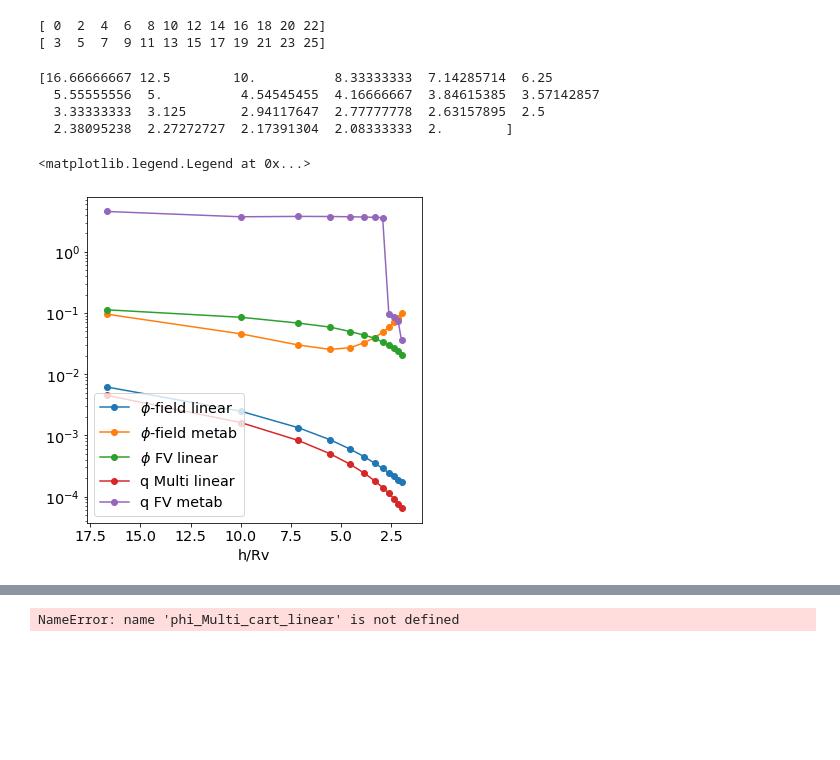
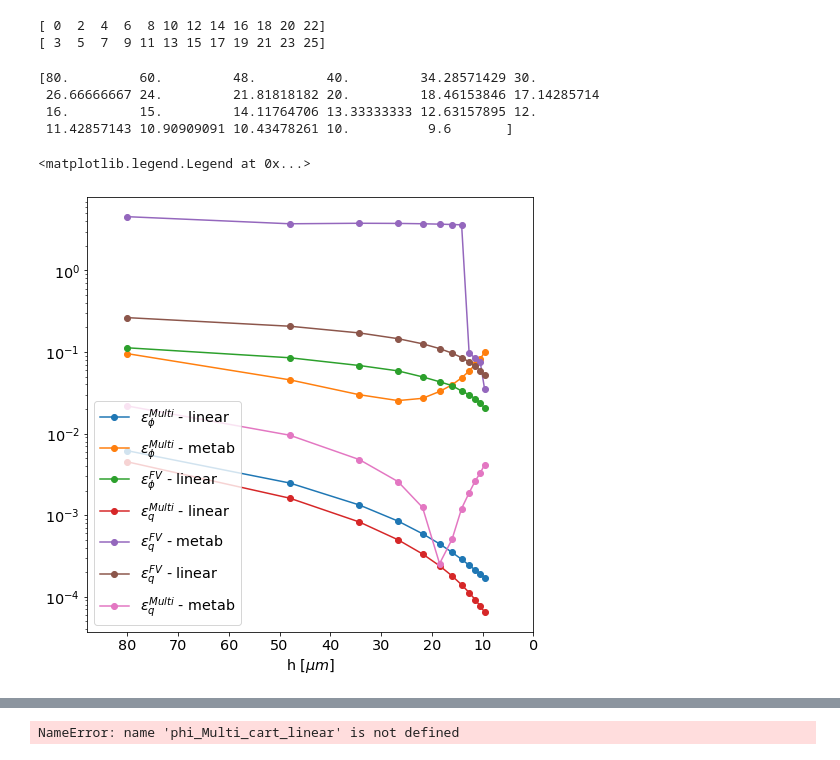
Before and after one commit to davidpucela16/Hybrid_2D_beta, a Jupyter notebook: Figures_and_Tests/base_small/csv_outputs/base_small.ipynb, the cells around one changed output, grey strips where cells are left out. Drawn from its saved outputs; the diff is of its cells as text; code cells hidden in the pictures; blank space fills up the shorter version.

```diff
--- a/Figures_and_Tests/base_small/csv_outputs/base_small.ipynb
+++ b/Figures_and_Tests/base_small/csv_outputs/base_small.ipynb
@@ -37,8 +37,9 @@ array_of_cells=np.squeeze(pd.read_csv(csv_directory + '/array_of_cells.csv').to_
 print('range cells=',array_of_cells)
 
 alpha=50
+L=240
 
-h=alpha/array_of_cells
+h=L/array_of_cells
 print(h)
 
 #Only for the odds (since the source is in hte center)
@@ -73,13 +71,12 @@ print(array_of_cells[indexes])
 [ 3  5  7  9 11 13 15 17 19 21 23 25]
 # %%
 COMSOL_metab_dir
-h=alpha/array_of_cells
 print(h)
 # %% [output]
-[16.66666667 12.5        10.          8.33333333  7.14285714  6.25
-  5.55555556  5.          4.54545455  4.16666667  3.84615385  3.57142857
-  3.33333333  3.125       2.94117647  2.77777778  2.63157895  2.5
-  2.38095238  2.27272727  2.17391304  2.08333333  2.        ]
+[80.         60.         48.         40.         34.28571429 30.
+ 26.66666667 24.         21.81818182 20.         18.46153846 17.14285714
+ 16.         15.         14.11764706 13.33333333 12.63157895 12.
+ 11.42857143 10.90909091 10.43478261 10.          9.6       ]
 # %%
 q_FEM_linear, phi_FEM_linear, FEM_x_linear, FEM_y_linear, FEM_x_1D_linear, FEM_y_1D_linear, x_1D_linear, y_1D_linear = extract_COMSOL_data(COMSOL_lin_dir, [1,1,1])
 
@@ -98,19 +97,25 @@ err_phi_FV_linear=pd.read_fwf(csv_directory + '/err_phi_FV_linear.csv').to_numpy
 err_q_Multi_linear=pd.read_fwf(csv_directory + '/err_q_Multi_linear.csv').to_numpy()
 err_q_Multi_metab=pd.read_fwf(csv_directory + '/err_q_Multi_metab.csv').to_numpy()
 err_q_FV_metab=pd.read_fwf(csv_directory + '/err_q_FV_metab.csv').to_numpy()
+# %%
+err_q_FV_linear=np.abs((q_FEM_linear-q_FV_linear)/q_FEM_linear)
 # %%
-plt.plot(h[indexes], err_phi_Multi_linear[indexes],'-o', label='$\phi$-field linear')
-plt.plot(h[indexes],err_phi_Multi_metab[indexes] ,'-o', label='$\phi$-field metab')
-plt.plot(h[indexes], err_phi_FV_linear[indexes],'-o', label='$\phi$ FV linear')
-plt.plot(h[indexes], err_q_Multi_linear[indexes], '-o',label='q Multi linear')
-plt.plot(h[indexes], err_q_FV_metab[indexes],'-o', label='q FV metab')
-plt.xlim(max(h)+1, min(h)-1)
+plt.plot(h[indexes], err_phi_Multi_linear[indexes],'-o', label='$\\varepsilon_{\phi}^{Multi}$ - linear')
+plt.plot(h[indexes],err_phi_Multi_metab[indexes] ,'-o', label='$\\varepsilon_{\phi}^{Multi}$ - metab')
+plt.plot(h[indexes], err_phi_FV_linear[indexes],'-o', label='$\\varepsilon_{\phi}^{FV}$ - linear')
+plt.plot(h[indexes], err_q_Multi_linear[indexes], '-o',label='$\\varepsilon_{q}^{Multi}$ - linear')
+plt.plot(h[indexes], err_q_FV_metab[indexes],'-o', label='$\\varepsilon_{q}^{FV}$ - metab')
+
+plt.plot(h[indexes], err_q_FV_linear[indexes],'-o', label='$\\varepsilon_{q}^{FV}$ - linear')
+plt.plot(h[indexes], err_q_Multi_metab[indexes],'-o', label='$\\varepsilon_{q}^{Multi}$ - metab')
+
+plt.xlim(max(h)*1.1, 0)
 plt.yscale('log')
-plt.xlabel('h/Rv')
+plt.xlabel('h [$\mu m$]')
 plt.legend()
 # %% [output]
 <matplotlib.legend.Legend at 0x...>
-[figure, old version]
+[figure, new version]
 # %%
 plt.plot(h[indexes],np.array(q_Multi_linear)[indexes],'-o' ,label='q_Multi')
 plt.legend()
```
Also changed, not shown: parts of 4 cells of this notebook, 2 other files.
